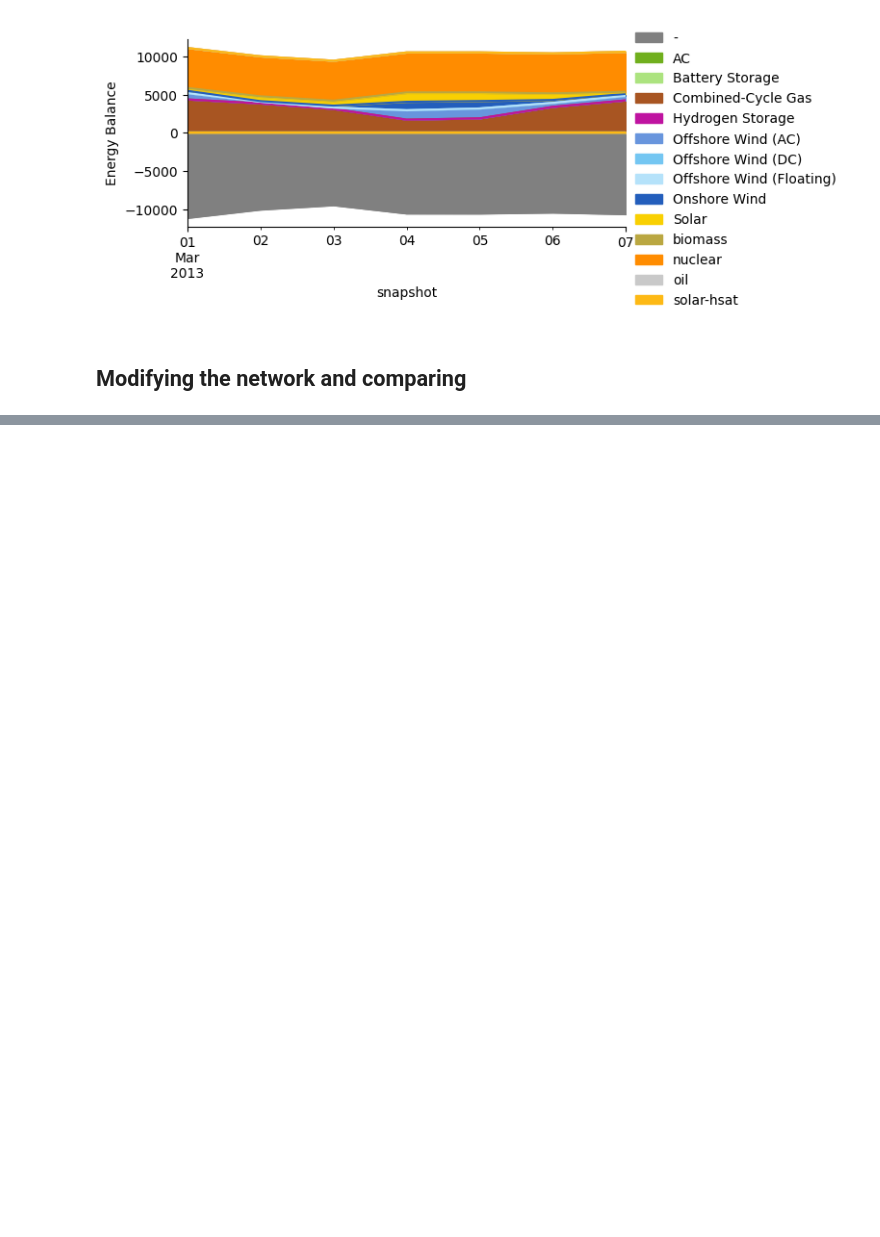
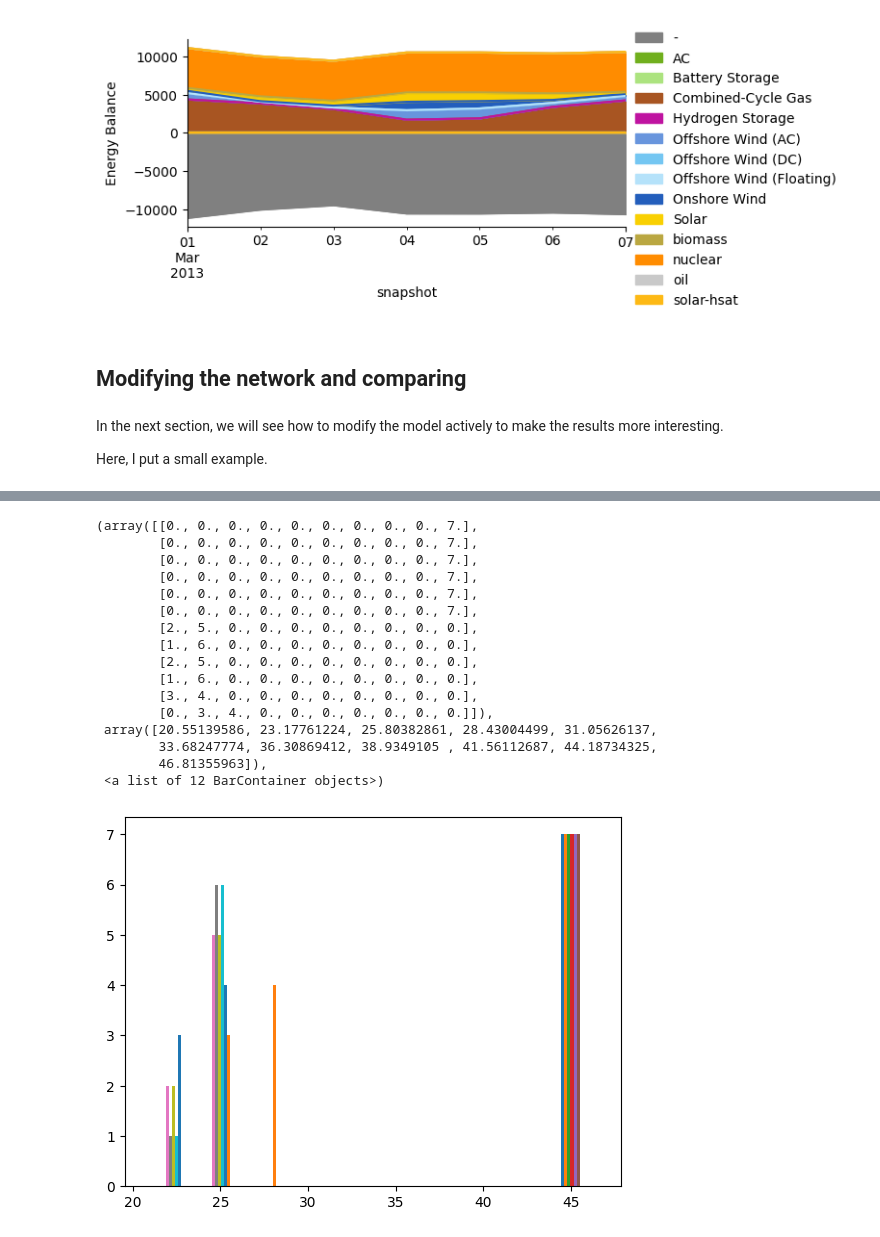
Before and after one commit to mreguant/pypsa-tutorial, a Jupyter notebook: notebooks/up-and-running.ipynb, the cells around one changed output, grey strips where cells are left out. Drawn from its saved outputs; the diff is of its cells as text; code cells hidden in the pictures; blank space fills up the shorter version.

Commit message:
updating up and running for a first example

```diff
--- a/notebooks/up-and-running.ipynb
+++ b/notebooks/up-and-running.ipynb
@@ -107,3 +129,14 @@ n.statistics.energy_balance.plot()
 [figure]
 # %% [markdown]
 ## Modifying the network and comparing
+# %% [markdown]
+In the next section, we will see how to modify the model actively to make the results more interesting.
+
+Here, I put a small example.
+# %%
+# We solve the network as is and check the results
+n.optimize()
+
+# We plot the results, which seem to be very low and also very repetitive
+plt.hist(n.buses_t.marginal_price)
+# %% [output]
@@ -109,0 +144,17 @@ n.statistics.energy_balance.plot()
+(array([[0., 0., 0., 0., 0., 0., 0., 0., 0., 7.],
+        [0., 0., 0., 0., 0., 0., 0., 0., 0., 7.],
+        [0., 0., 0., 0., 0., 0., 0., 0., 0., 7.],
+        [0., 0., 0., 0., 0., 0., 0., 0., 0., 7.],
+        [0., 0., 0., 0., 0., 0., 0., 0., 0., 7.],
+        [0., 0., 0., 0., 0., 0., 0., 0., 0., 7.],
+        [2., 5., 0., 0., 0., 0., 0., 0., 0., 0.],
+        [1., 6., 0., 0., 0., 0., 0., 0., 0., 0.],
+        [2., 5., 0., 0., 0., 0., 0., 0., 0., 0.],
+        [1., 6., 0., 0., 0., 0., 0., 0., 0., 0.],
+        [3., 4., 0., 0., 0., 0., 0., 0., 0., 0.],
+        [0., 3., 4., 0., 0., 0., 0., 0., 0., 0.]]),
+ array([20.55139586, 23.17761224, 25.80382861, 28.43004499, 31.05626137,
+        33.68247774, 36.30869412, 38.9349105 , 41.56112687, 44.18734325,
+        46.81355963]),
+ <a list of 12 BarContainer objects>)
+[figure, added]
```
Also changed, not shown: parts of 12 cells of this notebook.
